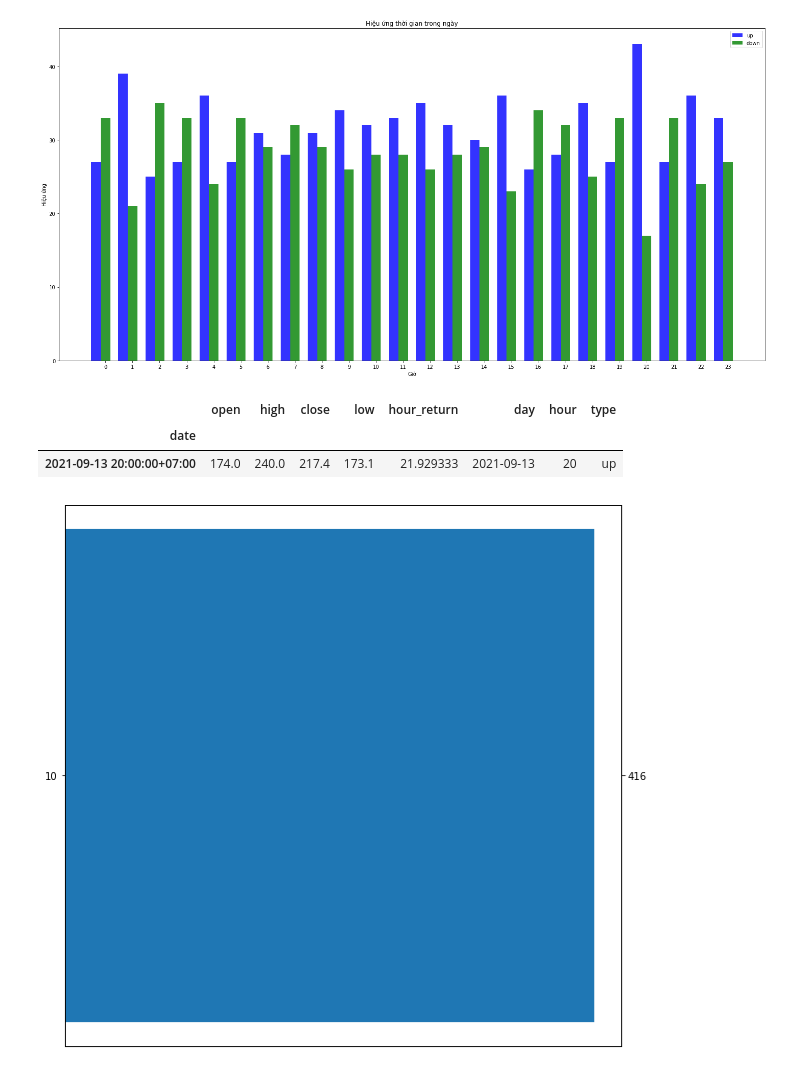
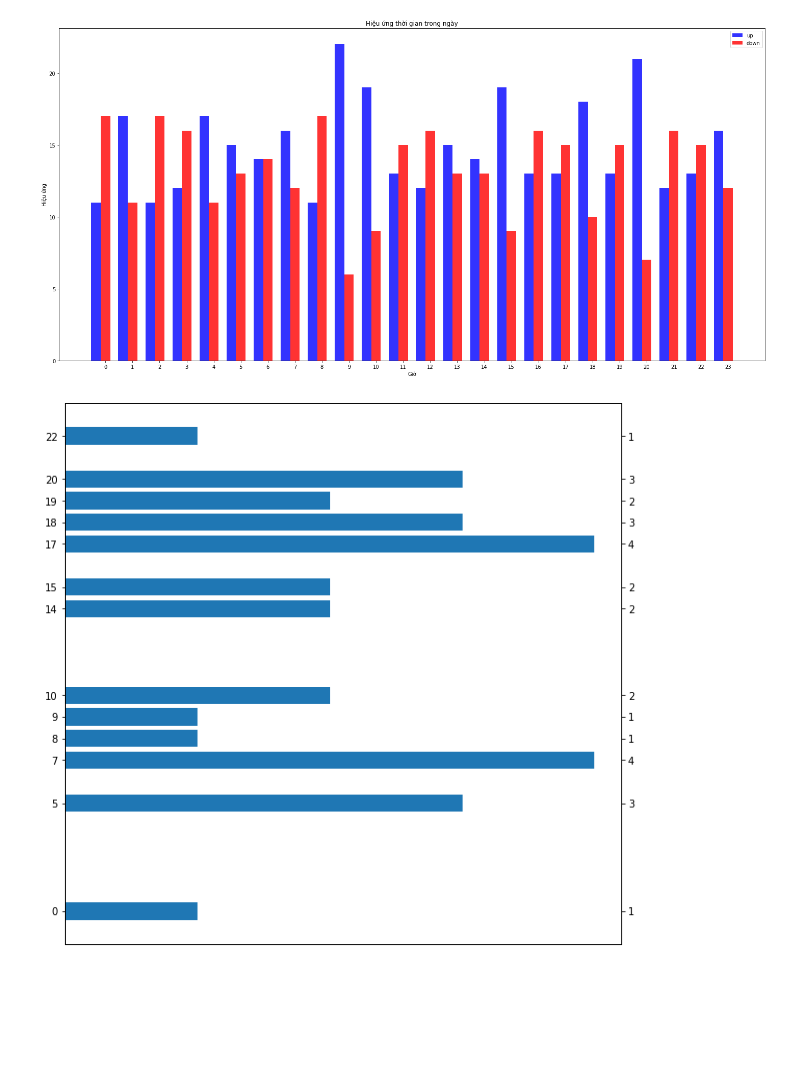
Before and after one commit to bachpx195/the_big_trade, a Jupyter notebook: TheBigTrade/HighestHourInDay.ipynb, the cells around one changed output. Saved outputs shown, nothing was run; the diff lists cells and outputs as text; code cells hidden in the pictures; blank space fills up the shorter version.

```diff
--- a/TheBigTrade/HighestHourInDay.ipynb
+++ b/TheBigTrade/HighestHourInDay.ipynb
@@ -11,13 +11,13 @@ import numpy as np
 
 merchandise_rate = MerchandiseRate()
 merchandise_rate_id = merchandise_rate.find_by_slug('LTCUSDT')
-candlestick = Candlestick(merchandise_rate_id, 'hour', 24*60, "DESC")
+candlestick = Candlestick(merchandise_rate_id, 'hour', 24*28, "DESC")
 
 data_prices = candlestick.to_df()
 
 # data_prices['hour_return'] = percentage_change(data_prices, LOW_INDEX, HIGH_INDEX)
-data_prices['hour_return'] = data_prices['close'].pct_change() * 100
-# data_prices['hour_return'] = percentage_change(data_prices,OPEN_INDEX, CLOSE_INDEX)
+# data_prices['hour_return'] = data_prices['close'].pct_change() * 100
+data_prices['hour_return'] = percentage_change(data_prices,OPEN_INDEX, CLOSE_INDEX)
 data_prices['day'] = data_prices[['open']].apply(
     lambda x: x.name.strftime("%Y-%m-%d"), axis=1)
 data_prices['hour'] = data_prices[['open']].apply(
@@ -49,11 +49,17 @@ opacity = 0.8
 x = ()
 y = ()
 
+
+# x = data_prices[data_prices['hour'] == 13]
+
+
 for i in np.arange(24):
     data_prices_x = data_prices[data_prices['hour'] == i]
     print(f"Giờ {i}")
     print("________________________________")
-    print(data_prices_x['hour_return'].describe())
+    print(data_prices_x[data_prices_x['type'] == 'up']['hour_return'].describe())
+    print("+++")
+    print(data_prices_x[data_prices_x['type'] == 'down']['hour_return'].describe())
 
     number_up = len(data_prices_x[data_prices_x['type'] == 'up'])
     number_down = len(data_prices_x[data_prices_x['type'] == 'down'])
@@ -69,7 +75,7 @@ rects1 = plt.bar(index, x, bar_width,
                  alpha=opacity, color='b', label='up')
 
 rects2 = plt.bar(index + bar_width, y, bar_width,
-                 alpha=opacity, color='g', label='down')
+                 alpha=opacity, color='r', label='down')
 plt.xlabel('Giờ')
 plt.ylabel('Hiệu ứng')
 plt.title(
@@ -98,11 +104,7 @@ max       2.147577
 Name: hour_return, dtype: float64
-[figure, old version]
+[figure, new version]
 # %%
 data_prices[data_prices['hour_return']==data_prices['hour_return'].max()]
-# %% [output]
-|  | open | high | close | low | hour_return | day | hour | type |
-| date |  |  |  |  |  |  |  |  |
-| 2021-09-13 20:00:00+07:00 | 174.0 | 240.0 | 217.4 | 173.1 | 21.929333 | 2021-09-13 | 20 | up |
 # %%
 def highest_in_day(x):
     max = data_prices[data_prices.day == x.day].hour_return.max()
@@ -135,4 +137,4 @@ ax2.set_yticklabels(list_highest_in_day)
 
 plt.show()
 # %% [output]
-[figure, old version]
+[figure, new version]
```
Also changed, not shown: parts of 1 cell of this notebook.
